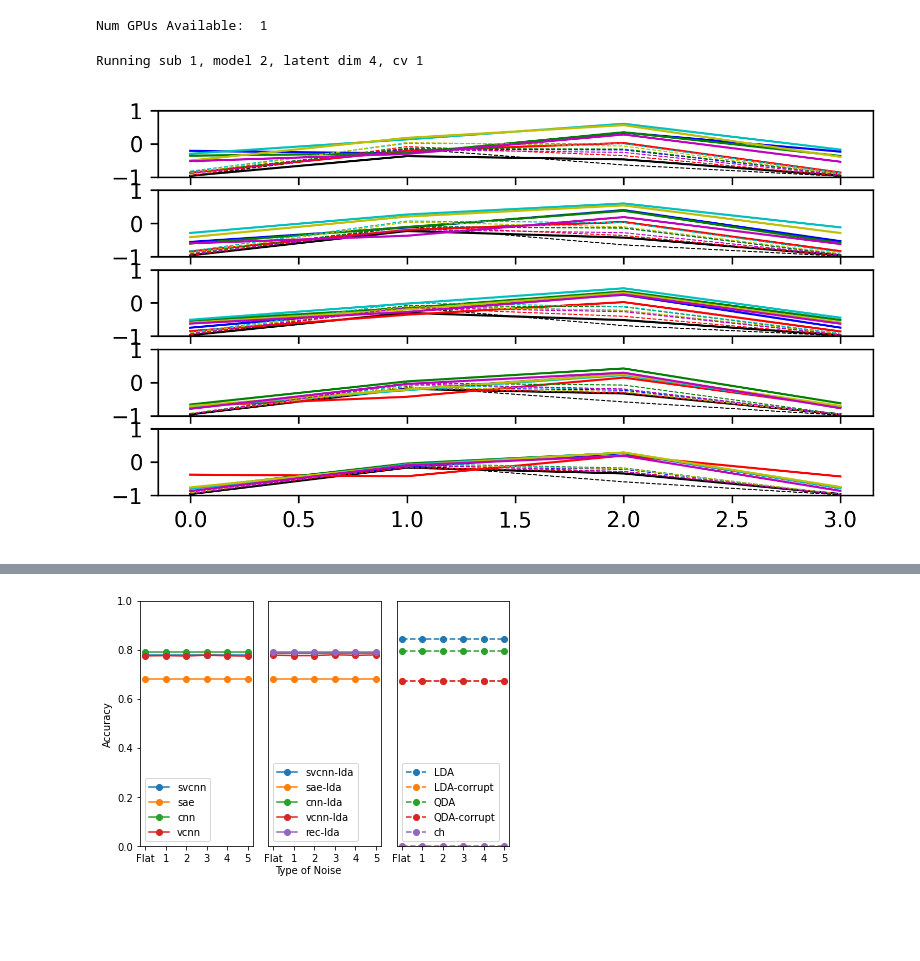
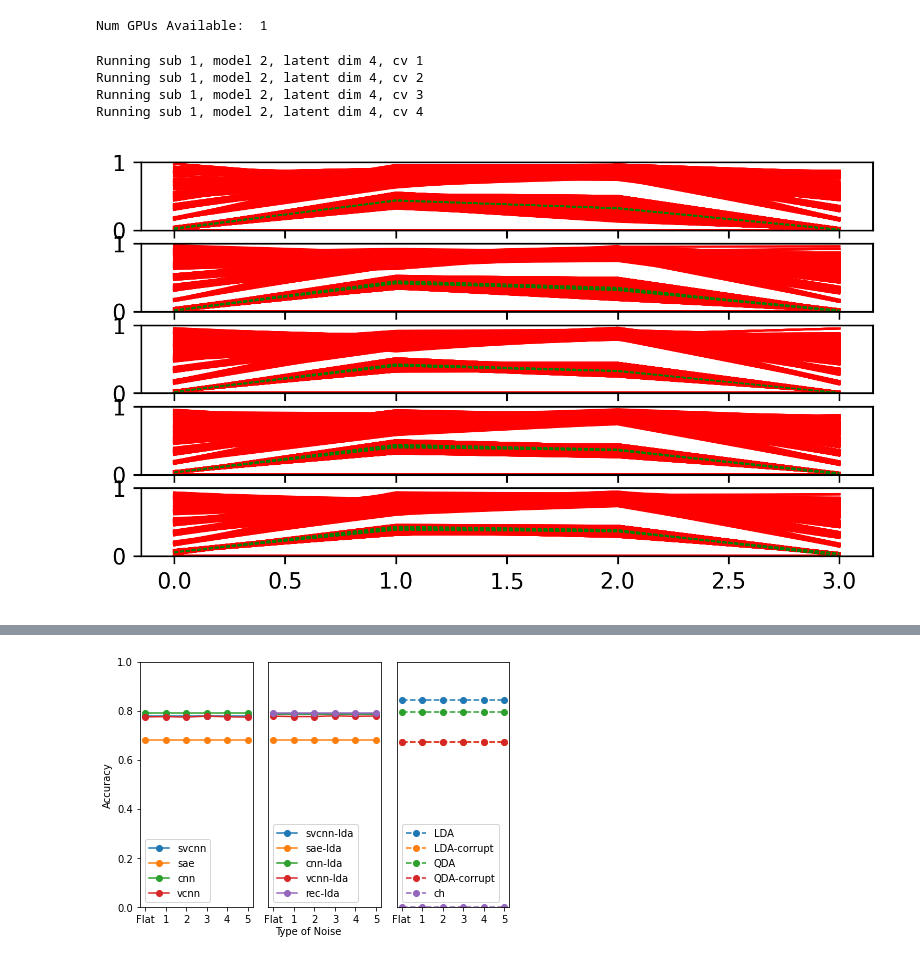
Before and after one commit to yuniteh/latent_rep, a Jupyter notebook: python/loop_main.ipynb, the cells around one changed output, grey strips where cells are left out. Drawn from its saved outputs; the diff is of its cells as text; code cells hidden in the pictures; blank space fills up the shorter version.

Commit message:
tested KL loss annealing, different reconstruction outputs, generated data lda. pre-cleanup

```diff
--- a/python/loop_main.ipynb
+++ b/python/loop_main.ipynb
@@ -20,29 +20,42 @@ i = 0
 
 for sub_i in range(1,2):
     lat = 4
-    temp_acc, temp_val, file_name,clf_in,x_in,y_train,scaler,dec_out = lp.loop_cv(raw, params, sub_type, n_train='fullgaussflat4', load=True, train_scale=5, epochs= 30, batch_size = 128, sparsity=True,dt='cv',feat_type='feat',noise=False, latent_dim=lat,sub=sub_i,mod = 'gen')
+    temp_acc, temp_val, file_name,clf_in,x_in,x_clean,y_train,scaler,dec_out = lp.loop_cv(raw, params, sub_type, n_train='fullgaussflat4', load=True, train_scale=5, epochs= 50, batch_size = 128, sparsity=True,dt='cv',feat_type='feat',noise=True, latent_dim=lat,sub=sub_i,mod = ['gen'],gens=10000)
     last_acc[sub_i-1,i,:] = np.nanmean(temp_acc,axis=0)
     last_val[sub_i-1,i,:] = np.nanmean(temp_val,axis=0)
     i += 1
 # %% [output]
 Running sub 1, model 2, latent dim 4, cv 1
+Running sub 1, model 2, latent dim 4, cv 2
+Running sub 1, model 2, latent dim 4, cv 3
+Running sub 1, model 2, latent dim 4, cv 4
 # %%
 plt.rcParams['figure.dpi'] = 300
 col = ['k','b','r','g','c','y','m']
 fig = plt.figure()
 ch_max = x_in.shape[1]
 cl_max = y_train.shape[1]
 test = y_train[:,1]==1
 for i in range(0,ch_max-1):
     ax = plt.subplot(6,1,i+1)
-    for cl in range(7):
+    for cl in range(2,3):
         x_cl = x_in[y_train[:,cl]==1,i,:]
-        ind = clf_in[:,cl]==1
-        # for x_all in range(0,x_cl.shape[0]//6):
-        ax.plot(np.mean(x_cl[:x_cl.shape[0]//6],axis=0),col[cl],linewidth=1)
-        # for rep in range(0,10):
-        ax.plot(np.mean(np.transpose(dec_out[ind,i,:,0]),axis=1),col[cl],linewidth=.5,linestyle='--')
-    ax.set_ylim([-1,1])
+        x_cle = x_clean[y_train[:,cl]==1,i,:]
+        # dec = dec_out[y_train[:,cl]==1,i,:]
+        # ind = clf_in[:,cl]==1
+        ind = clf_in == cl
+        ind[100:] = False
+        for x_all in range(0,x_cl.shape[0]):
+        # ax.plot(np.mean(x_cl[:x_cl.shape[0],:,0],axis=0),col[cl],linewidth=1)
+            ax.plot(x_cl[x_all,:,0],col[cl],linewidth=1)
+        # for x_all in range(0,x_cle.shape[0]):
+        ax.plot(np.mean(x_cle[:x_cle.shape[0],:,0],axis=0),col[cl],linewidth=1,linestyle=':')
+        # ax.plot(np.mean(dec[:,:,0],axis=0),col[cl],linewidth=1,linestyle='--')
+            # ax.plot(x_cle[x_all,:,0],col[cl],linewidth=.5,linestyle='-')
+        # for rep in range(0,50):
+        ax.plot(np.transpose(dec_out[ind,i,:,0][:1000,:]),col[cl+1],linewidth=.5,linestyle='--')
+        # ax.plot(np.mean(np.transpose(dec_out[ind,i,:,0]),axis=1),col[cl],linewidth=.5,linestyle='--')
+    ax.set_ylim([0,1])
 # %% [output]
-[figure, old version]
+[figure, new version]
 # %%
```
Also changed, not shown: parts of 4 cells of this notebook, 2 other files.
